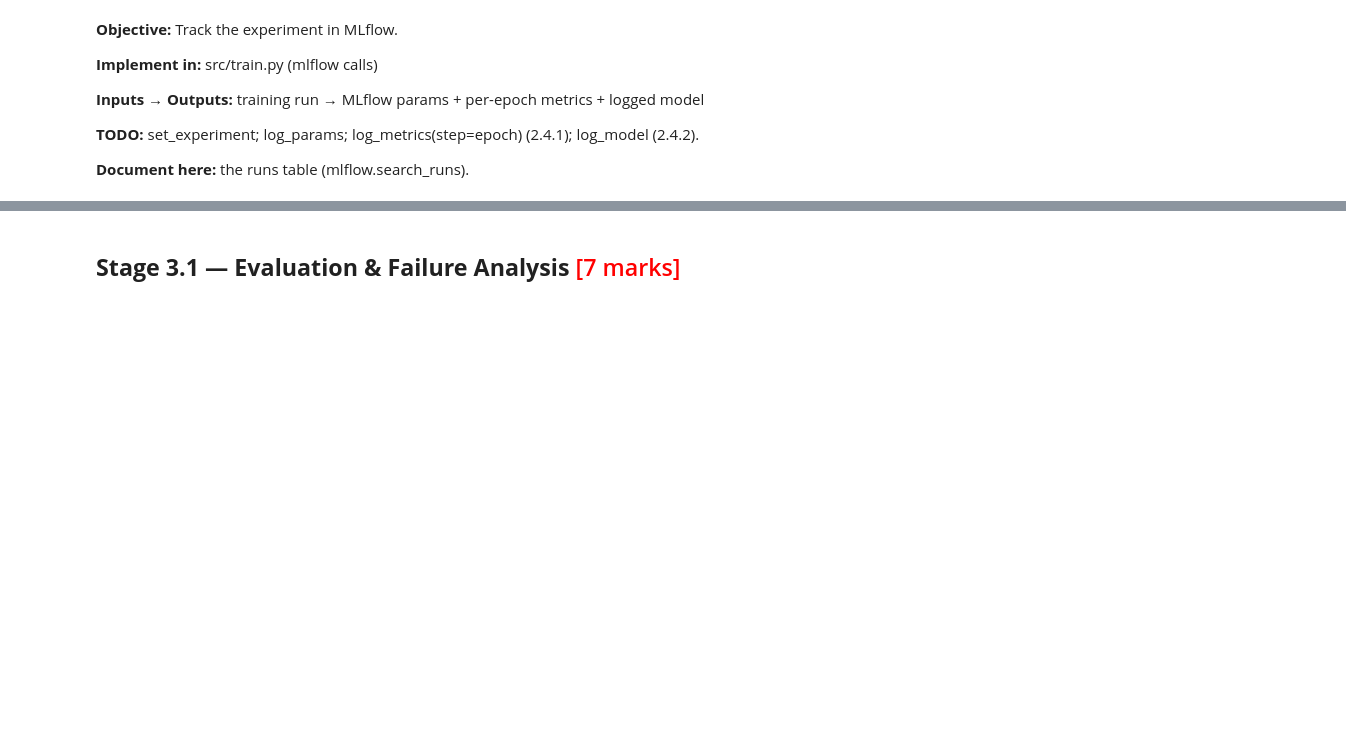
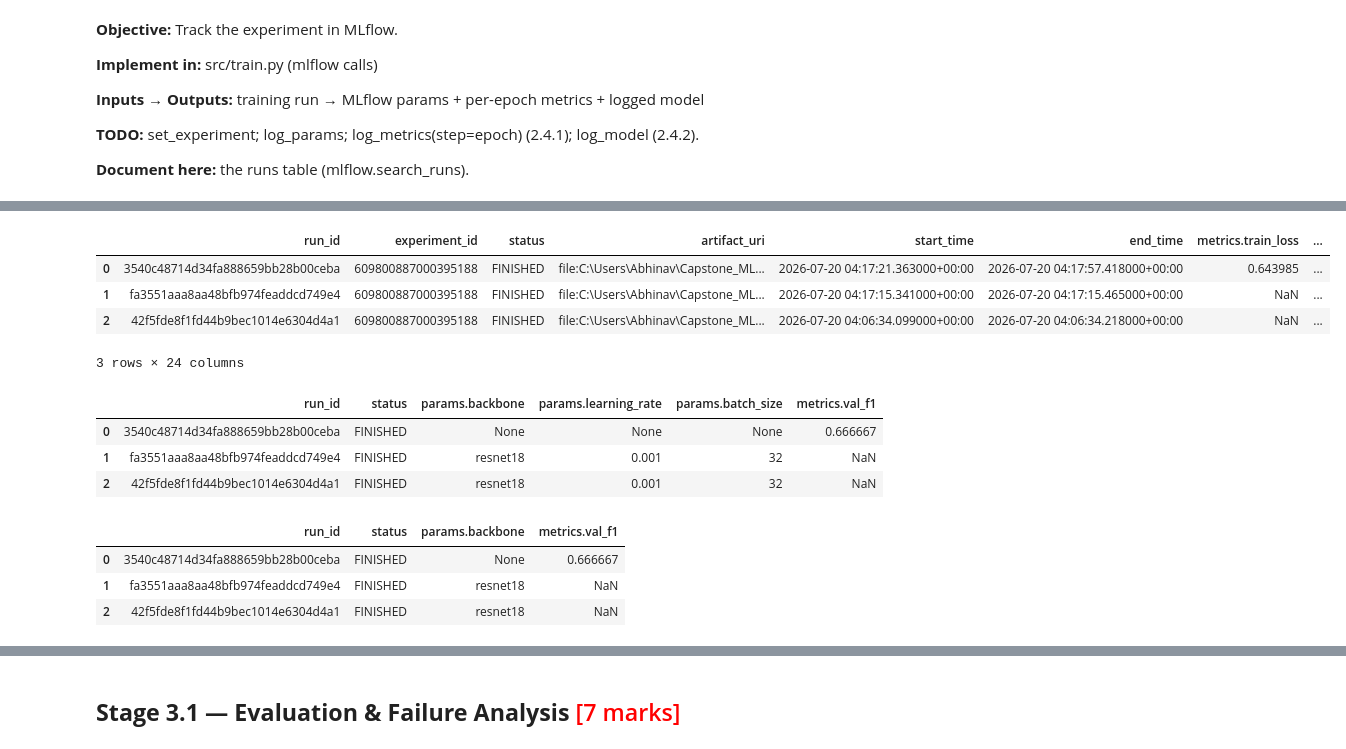
Before and after one commit to abhinavmathurai02-abhi/casting-defect-detection-mlops, a Jupyter notebook: Model_Development_and_Tracking.ipynb, the cells around one changed output, grey strips where cells are left out. Saved outputs shown, nothing was run; the diff lists cells and outputs as text; code cells hidden in the pictures; blank space fills up the shorter version.

```diff
--- a/Model_Development_and_Tracking.ipynb
+++ b/Model_Development_and_Tracking.ipynb
@@ -221,0 +343,52 @@ NameError: name 'train_one_epoch' is not defined
+# %%
+import mlflow
+import config
+
+runs = mlflow.search_runs(
+    experiment_names=[config.MLFLOW_EXPERIMENT]
+)
+
+runs
+# %% [output]
+|  | run_id | experiment_id | status | artifact_uri | start_time | end_time | metrics.train_loss | ... |
+| 0 | 3540c48714d34fa888659bb28b00ceba | 609800887000395188 | FINISHED | file:C:\Users\Abhinav\Capstone_ML... | 2026-07-20 04:17:21.363000+00:00 | 2026-07-20 04:17:57.418000+00:00 | 0.643985 | ... |
+| 1 | fa3551aaa8aa48bfb974feaddcd749e4 | 609800887000395188 | FINISHED | file:C:\Users\Abhinav\Capstone_ML... | 2026-07-20 04:17:15.341000+00:00 | 2026-07-20 04:17:15.465000+00:00 | NaN | ... |
+| 2 | 42f5fde8f1fd44b9bec1014e6304d4a1 | 609800887000395188 | FINISHED | file:C:\Users\Abhinav\Capstone_ML... | 2026-07-20 04:06:34.099000+00:00 | 2026-07-20 04:06:34.218000+00:00 | NaN | ... |
+3 rows × 24 columns
+# %%
+runs[
+    [
+        "run_id",
+        "status",
+        "params.backbone",
+        "params.learning_rate",
+        "params.batch_size",
+        "metrics.val_f1",
+    ]
+]
+# %% [output]
+|  | run_id | status | params.backbone | params.learning_rate | params.batch_size | metrics.val_f1 |
+| 0 | 3540c48714d34fa888659bb28b00ceba | FINISHED | None | None | None | 0.666667 |
+| 1 | fa3551aaa8aa48bfb974feaddcd749e4 | FINISHED | resnet18 | 0.001 | 32 | NaN |
+| 2 | 42f5fde8f1fd44b9bec1014e6304d4a1 | FINISHED | resnet18 | 0.001 | 32 | NaN |
+# %%
+import mlflow
+import config
+
+runs = mlflow.search_runs(
+    experiment_names=[config.MLFLOW_EXPERIMENT]
+)
+
+runs[
+    [
+        "run_id",
+        "status",
+        "params.backbone",
+        "metrics.val_f1",
+    ]
+]
+# %% [output]
+|  | run_id | status | params.backbone | metrics.val_f1 |
+| 0 | 3540c48714d34fa888659bb28b00ceba | FINISHED | None | 0.666667 |
+| 1 | fa3551aaa8aa48bfb974feaddcd749e4 | FINISHED | resnet18 | NaN |
+| 2 | 42f5fde8f1fd44b9bec1014e6304d4a1 | FINISHED | resnet18 | NaN |
```
Also changed, not shown: parts of 43 cells of this notebook, 6 other files.
